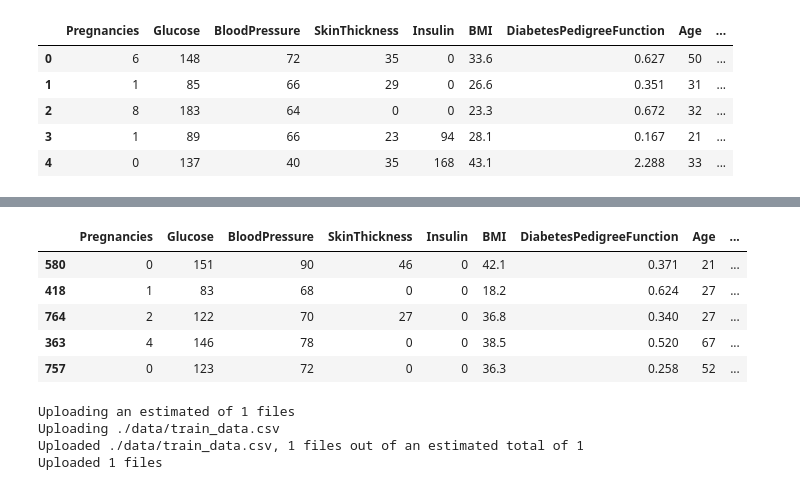
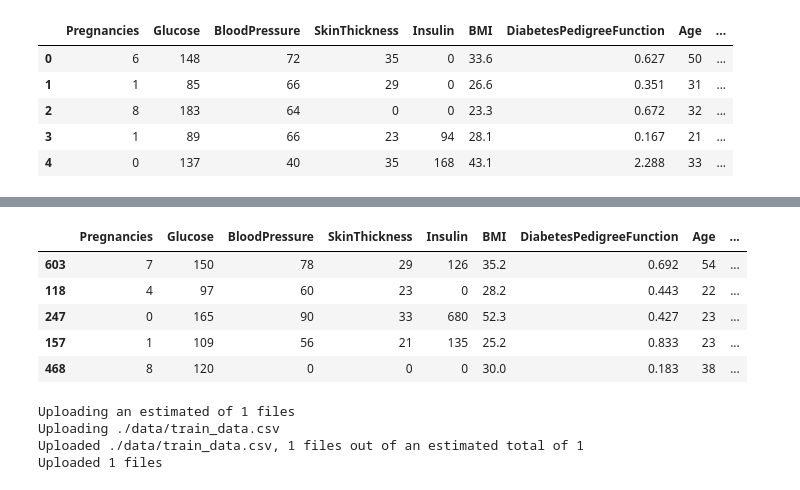
Before and after one commit to purunep/Capstoneproject, a Jupyter notebook: automl.ipynb, the cells around one changed output, grey strips where cells are left out. Saved outputs shown, nothing was run; the diff lists cells and outputs as text; code cells hidden in the pictures.

```diff
--- a/automl.ipynb
+++ b/automl.ipynb
@@ -126,30 +156,30 @@ df.describe()
 # %%
 # prepare dataset for model training
 #import sys
 #sys.path.insert(0,./training)
 
 from train import clean_data
 from sklearn.model_selection import train_test_split
 import pandas as pd
 
 # Clean dataset using the clean_data function
 x, y = clean_data(dataset)
 
 # split dataset into train and test sets
-(x_train, x_test, y_train, y_test) = train_test_split(x, y, test_size= 0.3, random_state = 0)
+(x_train, x_test, y_train, y_test) = train_test_split(x, y, test_size= 0.2, random_state = 0)
 label = 'Outcome'
 
 # merge the output x and y dataframes into a single table for AutoML experiment
 train_data_df = pd.concat([x_train, y_train], axis=1)
 
 train_data_df.head()
 # %% [output]
 |  | Pregnancies | Glucose | BloodPressure | SkinThickness | Insulin | BMI | DiabetesPedigreeFunction | Age | ... |
-| 580 | 0 | 151 | 90 | 46 | 0 | 42.1 | 0.371 | 21 | ... |
-| 418 | 1 | 83 | 68 | 0 | 0 | 18.2 | 0.624 | 27 | ... |
-| 764 | 2 | 122 | 70 | 27 | 0 | 36.8 | 0.340 | 27 | ... |
-| 363 | 4 | 146 | 78 | 0 | 0 | 38.5 | 0.520 | 67 | ... |
-| 757 | 0 | 123 | 72 | 0 | 0 | 36.3 | 0.258 | 52 | ... |
+| 603 | 7 | 150 | 78 | 29 | 126 | 35.2 | 0.692 | 54 | ... |
+| 118 | 4 | 97 | 60 | 23 | 0 | 28.2 | 0.443 | 22 | ... |
+| 247 | 0 | 165 | 90 | 33 | 680 | 52.3 | 0.427 | 23 | ... |
+| 157 | 1 | 109 | 56 | 21 | 135 | 25.2 | 0.833 | 23 | ... |
+| 468 | 8 | 120 | 0 | 0 | 0 | 30.0 | 0.183 | 38 | ... |
 # %%
 from azureml.data.dataset_factory import TabularDatasetFactory
 # save training data in tabular format to allow for remote run
```
Also changed, not shown: parts of 11 cells of this notebook.
